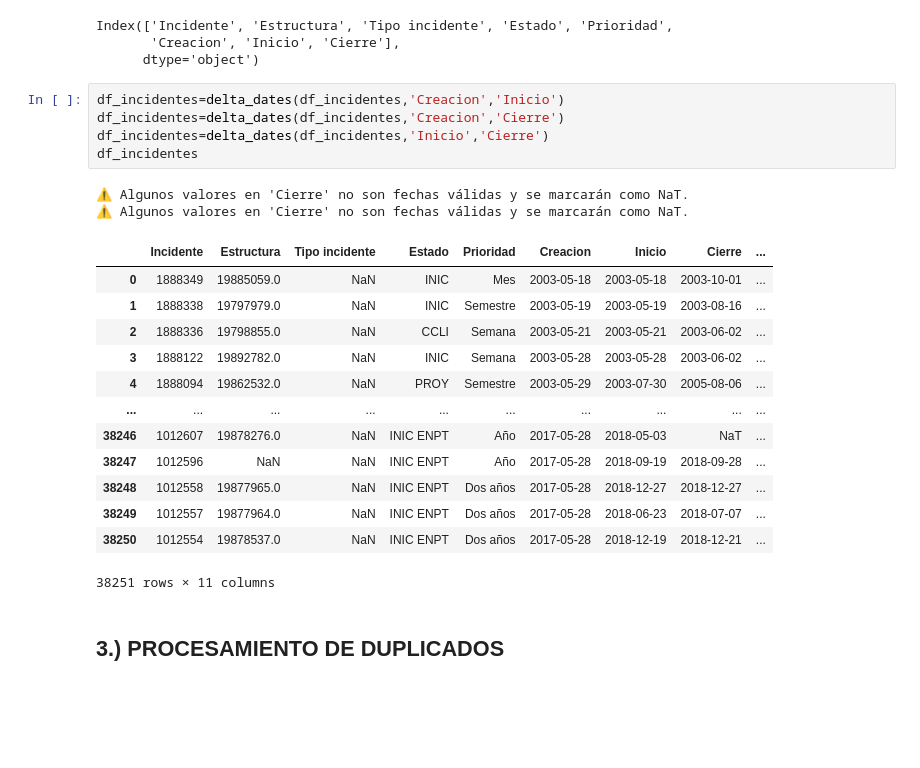
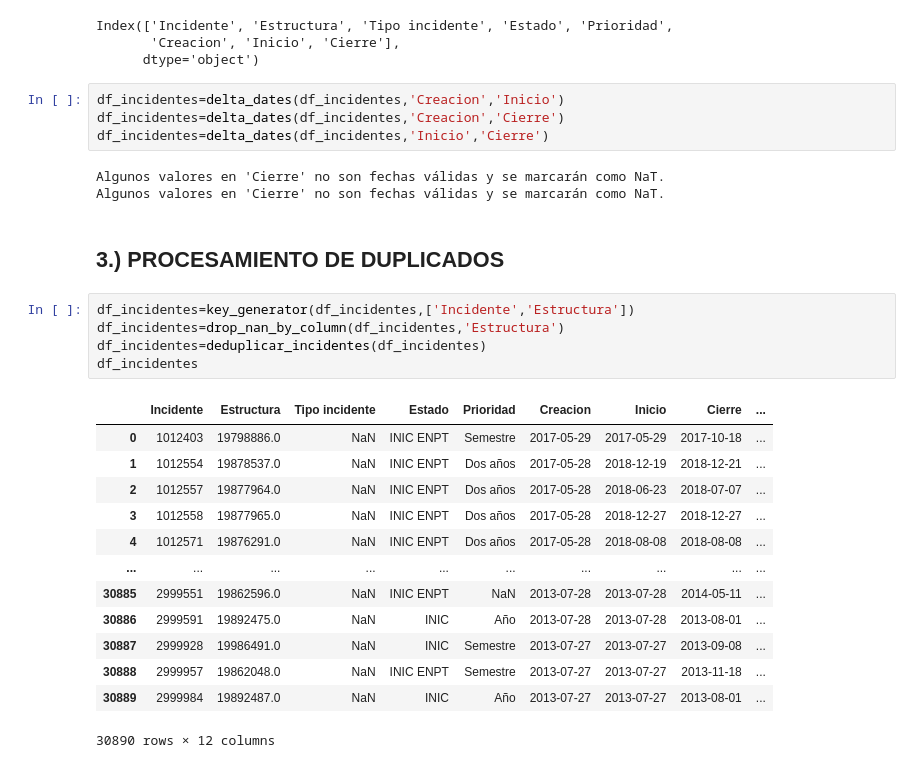
Before and after one commit to WMARBAR/CProgram_incidencias, a Jupyter notebook: constructor4_proyecto_II.ipynb, the cells around one changed output. Cells and saved outputs as stored; diff of their text form; blank space fills up the shorter version.

```diff
--- a/constructor4_proyecto_II.ipynb
+++ b/constructor4_proyecto_II.ipynb
@@ -99,22 +167,27 @@ Index(['Incidente', 'Estructura', 'Tipo incidente', 'Estado', 'Prioridad',
 df_incidentes=delta_dates(df_incidentes,'Creacion','Inicio')
 df_incidentes=delta_dates(df_incidentes,'Creacion','Cierre')
 df_incidentes=delta_dates(df_incidentes,'Inicio','Cierre')
-df_incidentes
 # %% [output]
-⚠️ Algunos valores en 'Cierre' no son fechas válidas y se marcarán como NaT.
-⚠️ Algunos valores en 'Cierre' no son fechas válidas y se marcarán como NaT.
+Algunos valores en 'Cierre' no son fechas válidas y se marcarán como NaT.
+Algunos valores en 'Cierre' no son fechas válidas y se marcarán como NaT.
-|  | Incidente | Estructura | Tipo incidente | Estado | Prioridad | Creacion | Inicio | Cierre | ... |
-| 0 | 1888349 | 19885059.0 | NaN | INIC | Mes | 2003-05-18 | 2003-05-18 | 2003-10-01 | ... |
-| 1 | 1888338 | 19797979.0 | NaN | INIC | Semestre | 2003-05-19 | 2003-05-19 | 2003-08-16 | ... |
-| 2 | 1888336 | 19798855.0 | NaN | CCLI | Semana | 2003-05-21 | 2003-05-21 | 2003-06-02 | ... |
-| 3 | 1888122 | 19892782.0 | NaN | INIC | Semana | 2003-05-28 | 2003-05-28 | 2003-06-02 | ... |
-| 4 | 1888094 | 19862532.0 | NaN | PROY | Semestre | 2003-05-29 | 2003-07-30 | 2005-08-06 | ... |
-| ... | ... | ... | ... | ... | ... | ... | ... | ... | ... |
-| 38246 | 1012607 | 19878276.0 | NaN | INIC ENPT | Año | 2017-05-28 | 2018-05-03 | NaT | ... |
-| 38247 | 1012596 | NaN | NaN | INIC ENPT | Año | 2017-05-28 | 2018-09-19 | 2018-09-28 | ... |
-| 38248 | 1012558 | 19877965.0 | NaN | INIC ENPT | Dos años | 2017-05-28 | 2018-12-27 | 2018-12-27 | ... |
-| 38249 | 1012557 | 19877964.0 | NaN | INIC ENPT | Dos años | 2017-05-28 | 2018-06-23 | 2018-07-07 | ... |
-| 38250 | 1012554 | 19878537.0 | NaN | INIC ENPT | Dos años | 2017-05-28 | 2018-12-19 | 2018-12-21 | ... |
-38251 rows × 11 columns
 # %% [markdown]
 ## 3.) PROCESAMIENTO DE DUPLICADOS
+# %%
+df_incidentes=key_generator(df_incidentes,['Incidente','Estructura'])
+df_incidentes=drop_nan_by_column(df_incidentes,'Estructura')
+df_incidentes=deduplicar_incidentes(df_incidentes)
+df_incidentes
+# %% [output]
+|  | Incidente | Estructura | Tipo incidente | Estado | Prioridad | Creacion | Inicio | Cierre | ... |
+| 0 | 1012403 | 19798886.0 | NaN | INIC ENPT | Semestre | 2017-05-29 | 2017-05-29 | 2017-10-18 | ... |
+| 1 | 1012554 | 19878537.0 | NaN | INIC ENPT | Dos años | 2017-05-28 | 2018-12-19 | 2018-12-21 | ... |
+| 2 | 1012557 | 19877964.0 | NaN | INIC ENPT | Dos años | 2017-05-28 | 2018-06-23 | 2018-07-07 | ... |
+| 3 | 1012558 | 19877965.0 | NaN | INIC ENPT | Dos años | 2017-05-28 | 2018-12-27 | 2018-12-27 | ... |
+| 4 | 1012571 | 19876291.0 | NaN | INIC ENPT | Dos años | 2017-05-28 | 2018-08-08 | 2018-08-08 | ... |
+| ... | ... | ... | ... | ... | ... | ... | ... | ... | ... |
+| 30885 | 2999551 | 19862596.0 | NaN | INIC ENPT | NaN | 2013-07-28 | 2013-07-28 | 2014-05-11 | ... |
+| 30886 | 2999591 | 19892475.0 | NaN | INIC | Año | 2013-07-28 | 2013-07-28 | 2013-08-01 | ... |
+| 30887 | 2999928 | 19986491.0 | NaN | INIC | Semestre | 2013-07-27 | 2013-07-27 | 2013-09-08 | ... |
+| 30888 | 2999957 | 19862048.0 | NaN | INIC ENPT | Semestre | 2013-07-27 | 2013-07-27 | 2013-11-18 | ... |
+| 30889 | 2999984 | 19892487.0 | NaN | INIC | Año | 2013-07-27 | 2013-07-27 | 2013-08-01 | ... |
+30890 rows × 12 columns
```
Also changed, not shown: parts of 2 cells of this notebook.
